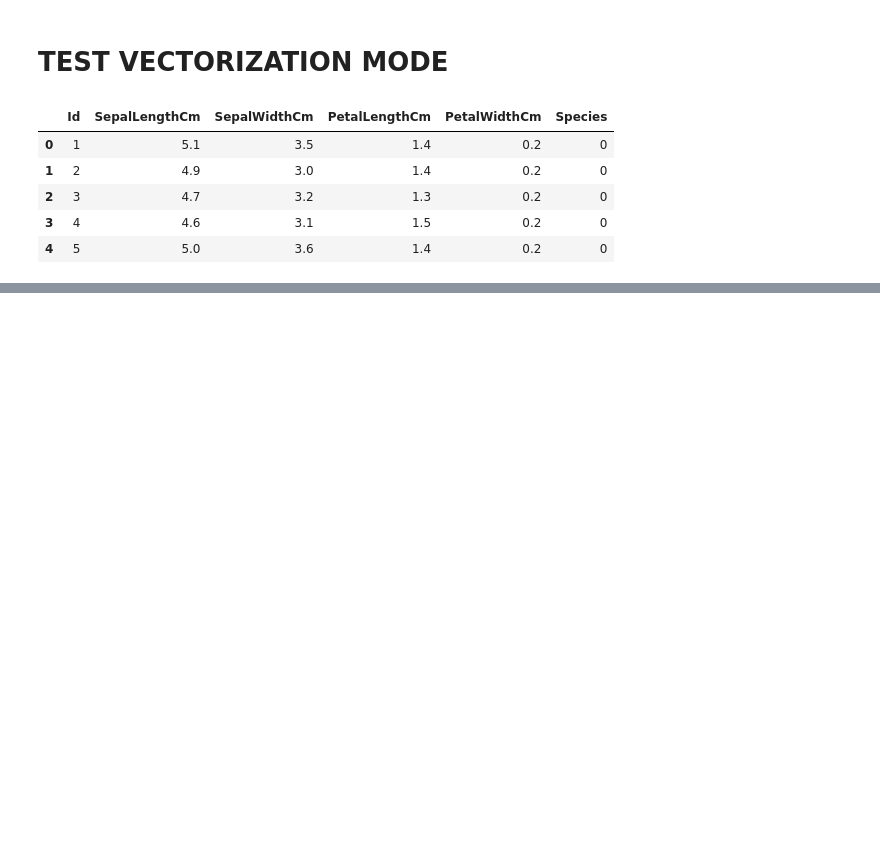
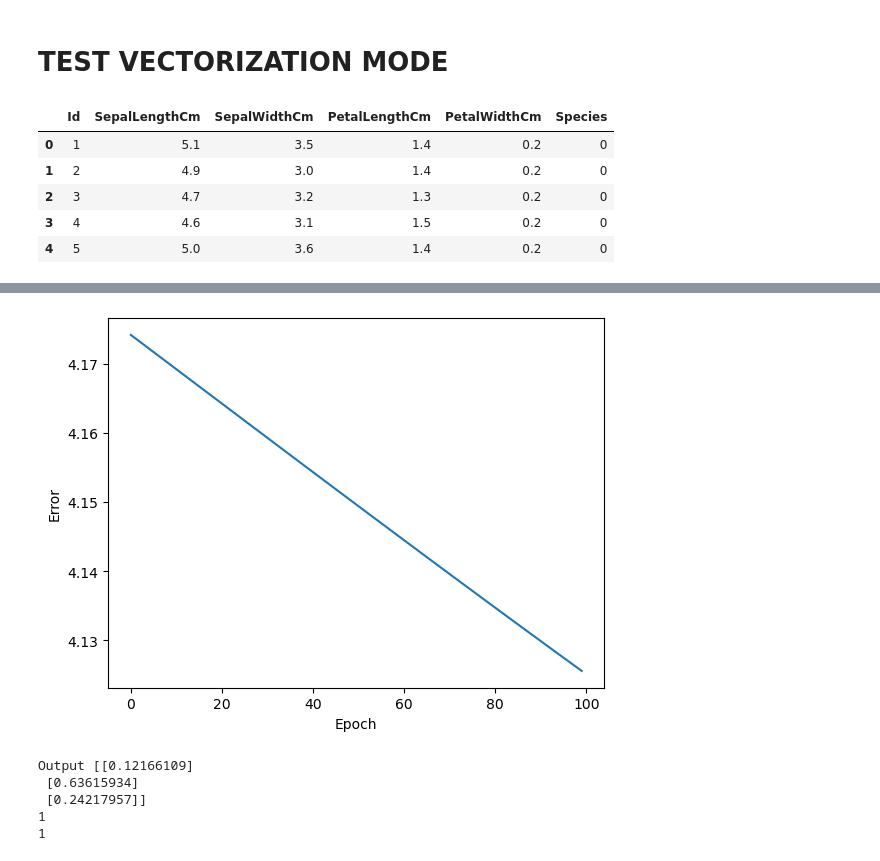
Before and after one commit to FahrendraKhoirul/Ecommerce-Review-Classification-NeuralNetwork-Api, a Jupyter notebook: main.ipynb, the cells around one changed output, grey strips where cells are left out. Cells and saved outputs as stored; diff of their text form; code cells hidden in the pictures; blank space fills up the shorter version.

```diff
--- a/main.ipynb
+++ b/main.ipynb
@@ -167,0 +204,24 @@ isNumpy:  True
+# %%
+# Read csv file
+import pandas as pd
+data = pd.read_csv('Iris.csv')
+data.head()
+
+change = {'Iris-setosa': 0, 'Iris-versicolor': 1, 'Iris-virginica': 2}
+data['Species'] = data['Species'].map(change)
+data.head()
+
+
+import neural_network as nn
+import numpy as np
+
+# Create a neural network with 4 input neurons, 3 hidden neurons, and 3 output neuron
+myNN = nn.NeuralNetwork(4, 3)
+myNN.add_hidden_layer(1)
+myNN.init()
+
+# Split data into training and testing
+from sklearn.model_selection import train_test_split
+X = data.drop(['Species', 'Id'], axis=1)
+y = data['Species']
+X_train, X_test, y_train, y_test = train_test_split(X, y, test_size=0.2, random_state=0)
@@ -167,0 +250,2 @@ isNumpy:  True
+# %%
+history = myNN.train(X_train, y_train, 100, 0.001)
@@ -167,0 +270,21 @@ isNumpy:  True
+# %%
+# plot history into line chart
+import matplotlib.pyplot as plt
+plt.plot(history)
+plt.ylabel('Error')
+plt.xlabel('Epoch')
+plt.show()
+# %% [output]
+[figure, added]
+# %%
+# predict the output
+output = myNN.feedforward_vectorization_mode(X_train.iloc[5])
+print("Output", output)
+print(np.argmax(output))
+print(y_train.iloc[5])
+# %% [output]
+Output [[0.12166109]
+ [0.63615934]
+ [0.24217957]]
+1
+1
```
Also changed, not shown: parts of 26 cells of this notebook, 4 other files.
